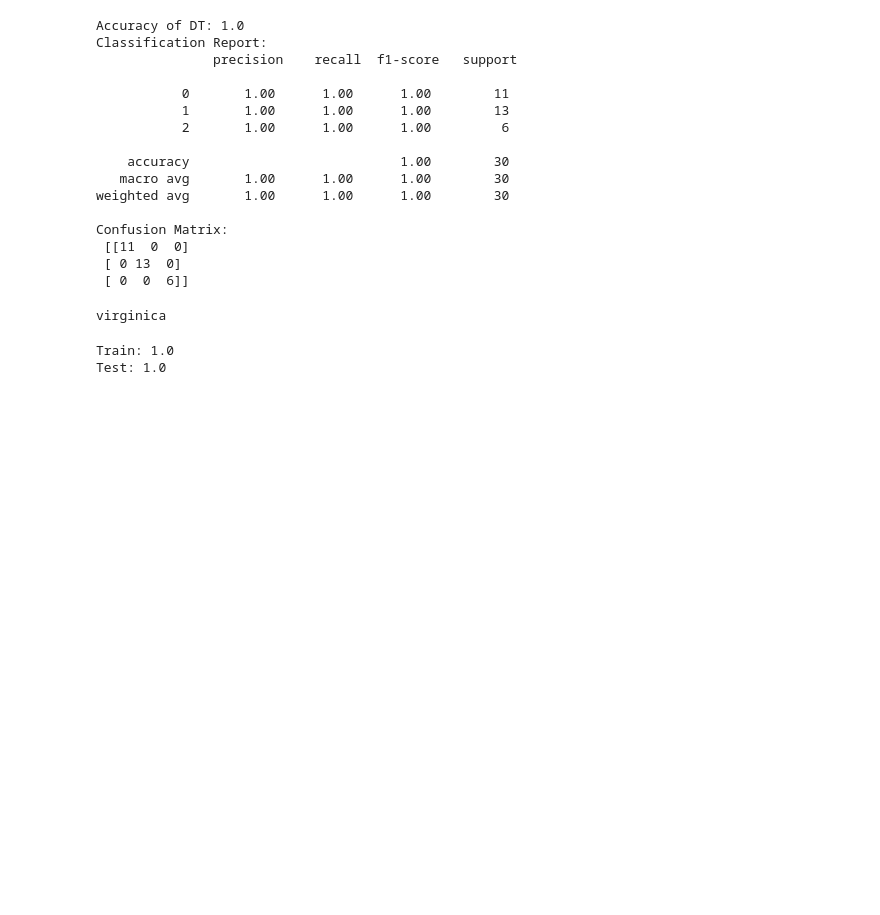
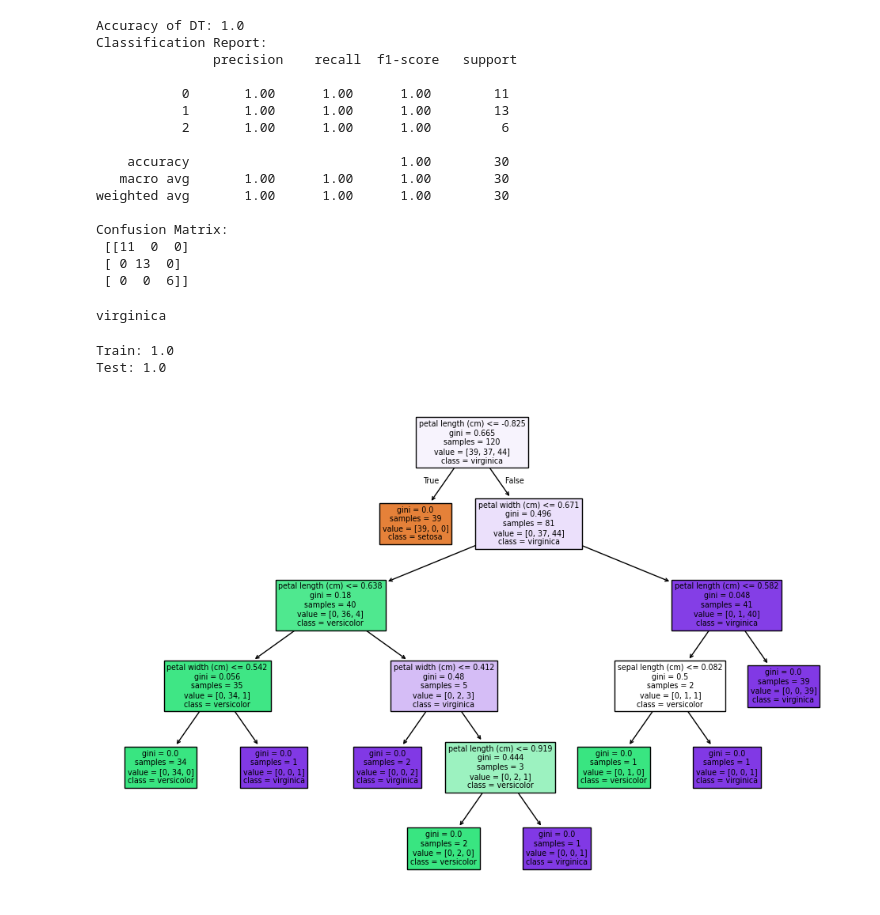
Before and after one commit to Disha2546/machine-learning-tutorial, a Jupyter notebook: iris_dataset.ipynb, the cells around one changed output. Drawn from its saved outputs; the diff is of its cells as text; code cells hidden in the pictures; blank space fills up the shorter version.

```diff
--- a/iris_dataset.ipynb
+++ b/iris_dataset.ipynb
@@ -91,7 +91,9 @@ Test: 1.0
 # %%
 from sklearn.tree import plot_tree
 import matplotlib.pyplot as plt
 
 plt.figure(figsize=(12,8))
-plot_tree(model, feature_names=x.columns, class_names=dftarget_names, filled=True)
+plot_tree(model, feature_names=x.columns, class_names=iris.target_names, filled=True)
 plt.show()
+# %% [output]
+[figure, added]
```
Also changed, not shown: 1 other file.
